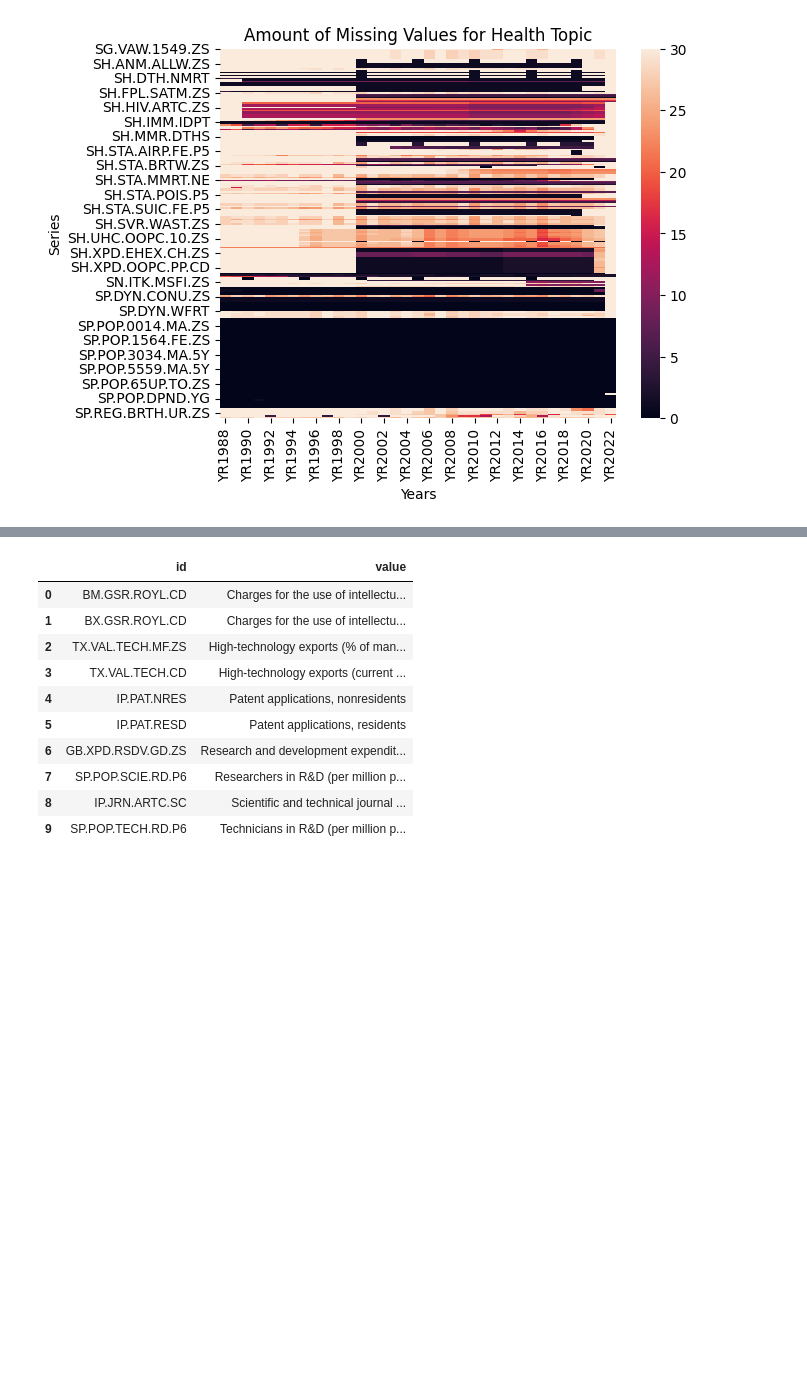
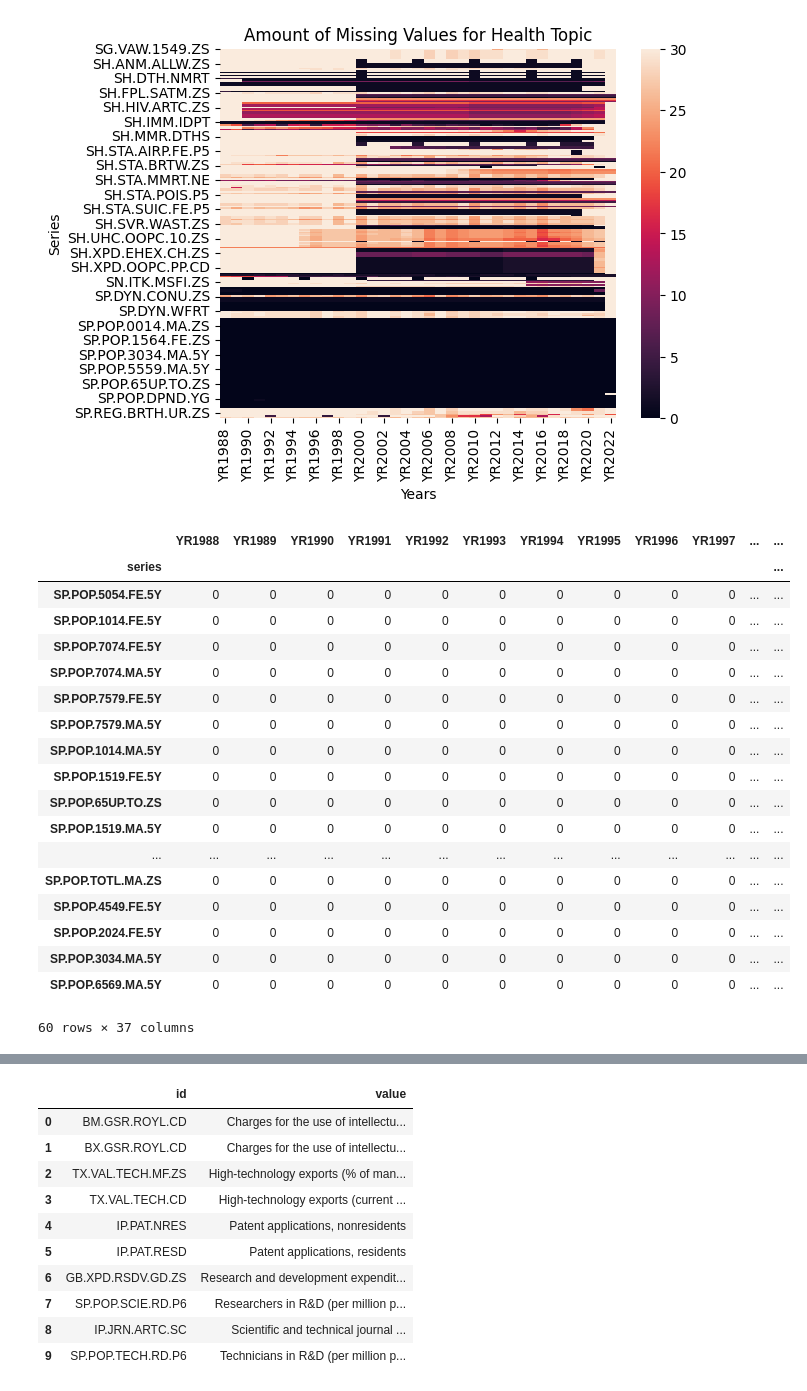
Before and after one commit to juanesfco/PF_DS_PT03_G2_EsperanzaVida, a Jupyter notebook: RawData/readData.ipynb, the cells around one changed output, grey strips where cells are left out. Saved outputs shown, nothing was run; the diff lists cells and outputs as text; code cells hidden in the pictures; blank space fills up the shorter version.

Commit message:
readData

```diff
--- a/RawData/readData.ipynb
+++ b/RawData/readData.ipynb
@@ -141,3 +142,15 @@ plt.title("Amount of Missing Values for Economy Topic", fontsize = 12)
 plt.show()
 # %% [output]
 [figure]
+# %%
+df_series_s3_sum['total'] = df_series_s3_sum.sum(axis=1).values
+
+df_series_s3_sum_top10 = df_series_s3_sum.sort_values('total').head(12)
+df_series_s3_sum_top10_index = list(df_series_s3_sum_top10.index)
+df_series_s3_sum_top10_values = []
+
+for i in df_series_s3_sum_top10_index:
+    df_series_s3_sum_top10_values.append(df_s3[df_s3['id']==i]['value'].values[0])
+
+df_series_s3_sum_top10['series_description'] = df_series_s3_sum_top10_values
+df_series_s3_sum_top10
@@ -185,3 +226,6 @@ df_series_s4.to_csv('dfSeriesS4.csv')
+# %%
+#df_series_s4.to_csv('dfSeriesS4.csv')
+df_series_s4 = pd.read_csv('dfSeriesS4.csv',index_col=['economy','series'])
 # %%
 import numpy as np
 import seaborn as sns
@@ -201,3 +245,15 @@ plt.title("Amount of Missing Values for Education Topic", fontsize = 12)
 plt.show()
 # %% [output]
 [figure]
+# %%
+df_series_s4_sum['total'] = df_series_s4_sum.sum(axis=1).values
+
+df_series_s4_sum_top10 = df_series_s4_sum.sort_values('total').head(11)
+df_series_s4_sum_top10_index = list(df_series_s4_sum_top10.index)
+df_series_s4_sum_top10_values = []
+
+for i in df_series_s4_sum_top10_index:
+    df_series_s4_sum_top10_values.append(df_s4[df_s4['id']==i]['value'].values[0])
+
+df_series_s4_sum_top10['series_description'] = df_series_s4_sum_top10_values
+df_series_s4_sum_top10
@@ -245,3 +329,6 @@ df_series_s8.to_csv('dfSeriesS8.csv')
+# %%
+#df_series_s8.to_csv('dfSeriesS8.csv')
+df_series_s8 = pd.read_csv('dfSeriesS8.csv',index_col=['economy','series'])
 # %%
 import numpy as np
 import seaborn as sns
@@ -261,3 +348,35 @@ plt.title("Amount of Missing Values for Health Topic", fontsize = 12)
 plt.show()
 # %% [output]
 [figure]
+# %%
+df_series_s8_sum['total'] = df_series_s8_sum.sum(axis=1).values
+
+df_series_s8_sum_top10 = df_series_s8_sum.sort_values('total').head(60)
+df_series_s8_sum_top10_index = list(df_series_s8_sum_top10.index)
+df_series_s8_sum_top10_values = []
+
+for i in df_series_s8_sum_top10_index:
+    df_series_s8_sum_top10_values.append(df_s8[df_s8['id']==i]['value'].values[0])
+
+df_series_s8_sum_top10['series_description'] = df_series_s8_sum_top10_values
+df_series_s8_sum_top10
+# %% [output]
+|  | YR1988 | YR1989 | YR1990 | YR1991 | YR1992 | YR1993 | YR1994 | YR1995 | YR1996 | YR1997 | ... | ... |
+| series |  |  |  |  |  |  |  |  |  |  |  | ... |
+| SP.POP.5054.FE.5Y | 0 | 0 | 0 | 0 | 0 | 0 | 0 | 0 | 0 | 0 | ... | ... |
+| SP.POP.1014.FE.5Y | 0 | 0 | 0 | 0 | 0 | 0 | 0 | 0 | 0 | 0 | ... | ... |
+| SP.POP.7074.FE.5Y | 0 | 0 | 0 | 0 | 0 | 0 | 0 | 0 | 0 | 0 | ... | ... |
+| SP.POP.7074.MA.5Y | 0 | 0 | 0 | 0 | 0 | 0 | 0 | 0 | 0 | 0 | ... | ... |
+| SP.POP.7579.FE.5Y | 0 | 0 | 0 | 0 | 0 | 0 | 0 | 0 | 0 | 0 | ... | ... |
+| SP.POP.7579.MA.5Y | 0 | 0 | 0 | 0 | 0 | 0 | 0 | 0 | 0 | 0 | ... | ... |
+| SP.POP.1014.MA.5Y | 0 | 0 | 0 | 0 | 0 | 0 | 0 | 0 | 0 | 0 | ... | ... |
+| SP.POP.1519.FE.5Y | 0 | 0 | 0 | 0 | 0 | 0 | 0 | 0 | 0 | 0 | ... | ... |
+| SP.POP.65UP.TO.ZS | 0 | 0 | 0 | 0 | 0 | 0 | 0 | 0 | 0 | 0 | ... | ... |
+| SP.POP.1519.MA.5Y | 0 | 0 | 0 | 0 | 0 | 0 | 0 | 0 | 0 | 0 | ... | ... |
+| ... | ... | ... | ... | ... | ... | ... | ... | ... | ... | ... | ... | ... |
+| SP.POP.TOTL.MA.ZS | 0 | 0 | 0 | 0 | 0 | 0 | 0 | 0 | 0 | 0 | ... | ... |
+| SP.POP.4549.FE.5Y | 0 | 0 | 0 | 0 | 0 | 0 | 0 | 0 | 0 | 0 | ... | ... |
+| SP.POP.2024.FE.5Y | 0 | 0 | 0 | 0 | 0 | 0 | 0 | 0 | 0 | 0 | ... | ... |
+| SP.POP.3034.MA.5Y | 0 | 0 | 0 | 0 | 0 | 0 | 0 | 0 | 0 | 0 | ... | ... |
+| SP.POP.6569.MA.5Y | 0 | 0 | 0 | 0 | 0 | 0 | 0 | 0 | 0 | 0 | ... | ... |
+60 rows × 37 columns
```
Also changed, not shown: parts of 20 cells of this notebook.
